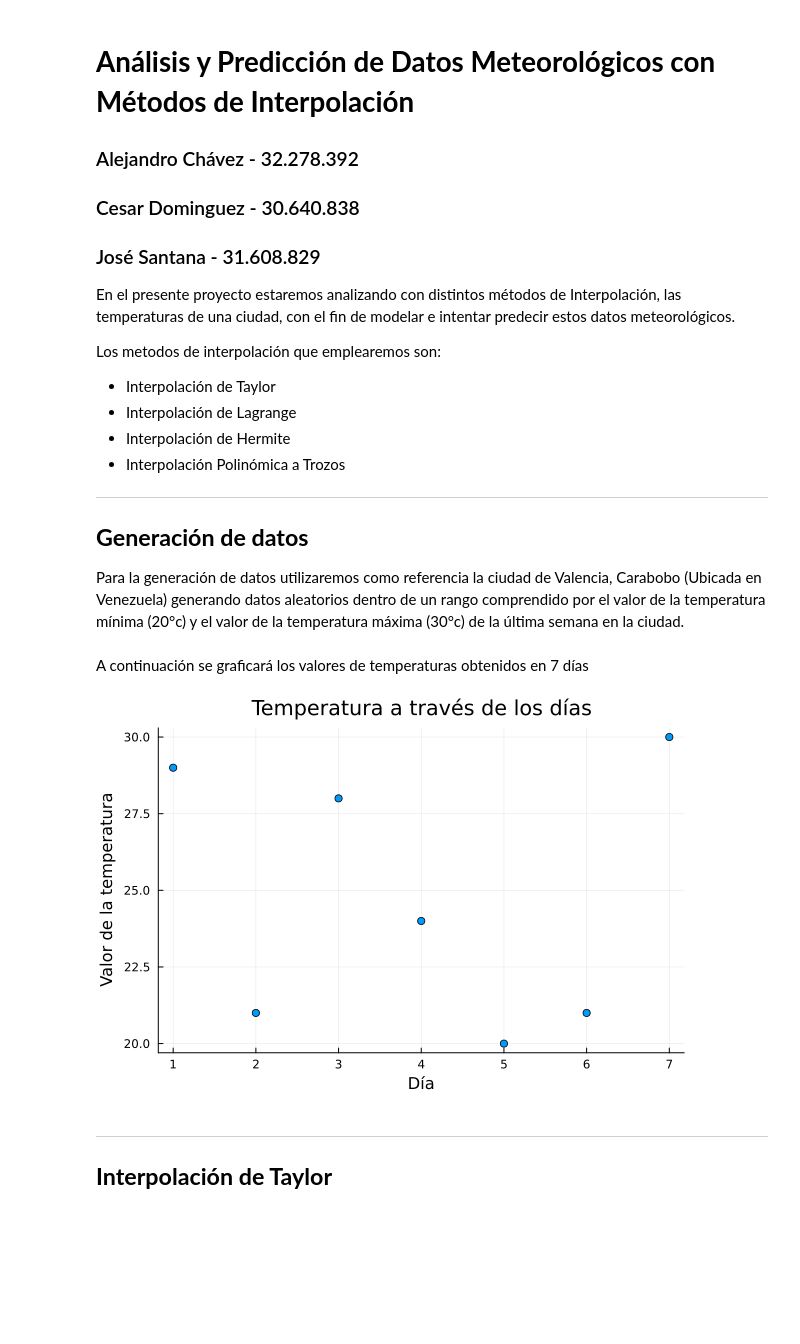
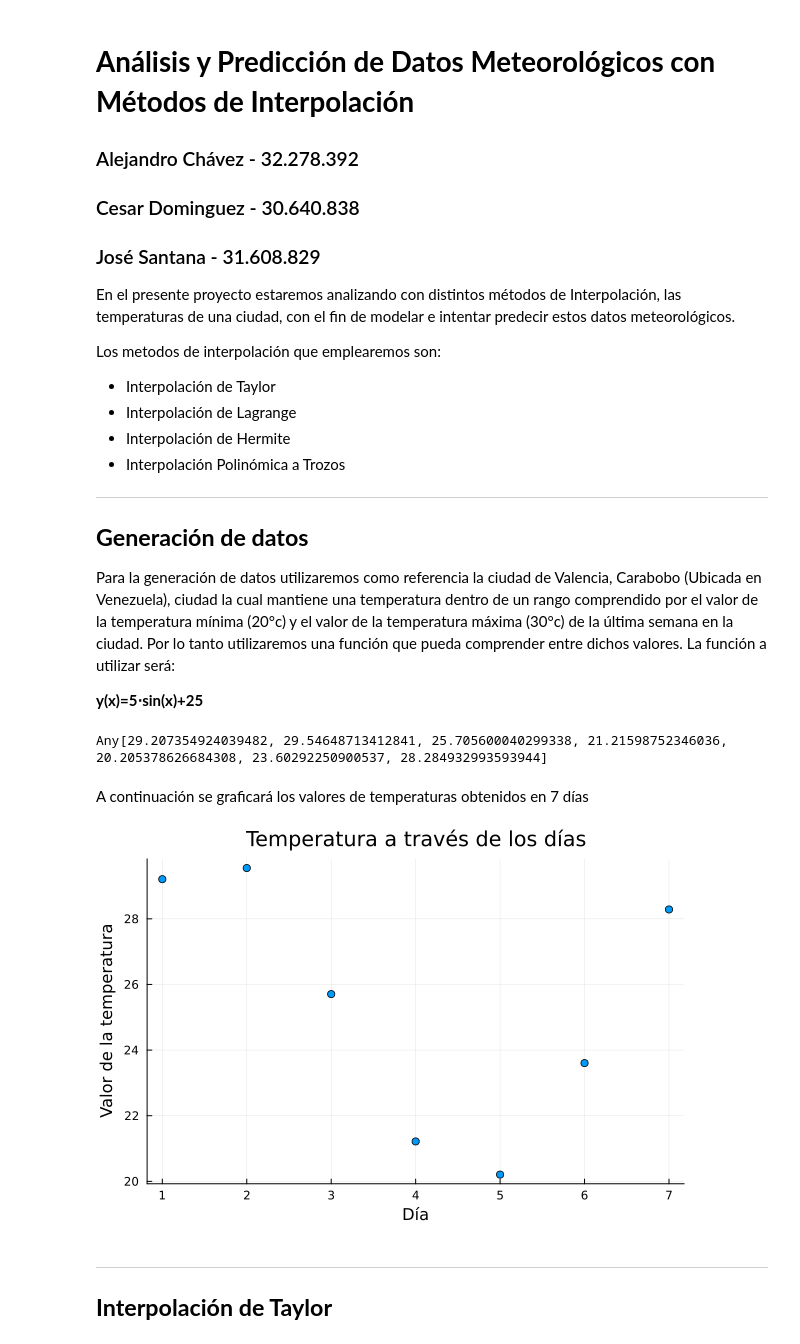
Before and after one commit to cesardarizaleta/Calculo-Grupal, a Jupyter notebook: Proyectos/PrediccionMeteorologica/interpolaciones.ipynb, the cells around one changed output. Drawn from its saved outputs; the diff is of its cells as text; code cells hidden in the pictures; blank space fills up the shorter version.

Commit message:
cambio de generacion de datos

```diff
--- a/Proyectos/PrediccionMeteorologica/interpolaciones.ipynb
+++ b/Proyectos/PrediccionMeteorologica/interpolaciones.ipynb
@@ -14,15 +14,17 @@ Los metodos de interpolación que emplearemos son:
 ---
 ## **Generación de datos**
 
-Para la generación de datos utilizaremos como referencia la ciudad de Valencia, Carabobo (Ubicada en Venezuela) generando datos aleatorios dentro de un rango comprendido por el valor de la temperatura mínima (20°c) y el valor de la temperatura máxima (30°c) de la última semana en la ciudad.
+Para la generación de datos utilizaremos como referencia la ciudad de Valencia, Carabobo (Ubicada en Venezuela), ciudad la cual mantiene una temperatura dentro de un rango comprendido por el valor de la temperatura mínima (20°c) y el valor de la temperatura máxima (30°c) de la última semana en la ciudad. Por lo tanto utilizaremos una función que pueda comprender entre dichos valores. La función a utilizar será:
+
+**y(x)=5⋅sin(x)+25**
 # %%
 lista = []
-for i in 1:7
-    push!(lista,rand(20:30))
+for x in 1:7
+    push!(lista,5 * sin(x) + 25)
 end
 println(lista)
-
-listafija = [29, 21, 28, 24, 20, 21, 30]
+# %% [output]
+Any[29.207354924039482, 29.54648713412841, 25.705600040299338, 21.21598752346036, 20.205378626684308, 23.60292250900537, 28.284932993593944]
 # %% [markdown]
 A continuación se graficará los valores de temperaturas obtenidos en 7 días
 # %%
@@ -31,11 +33,11 @@ using Pkg
 Pkg.add("Plots")
 using Plots
 # %%
-x = 1:length(listafija)
-y = listafija
+x = 1:length(lista)
+y = lista
 scatter(x, y, xlabel="Día", ylabel="Valor de la temperatura", title="Temperatura a través de los días", legend=false, marker=:circle)
 # %% [output]
-[figure, old version]
+[figure, new version]
 # %% [markdown]
 ---
 ## **Interpolación de Taylor**
```
Also changed, not shown: parts of 1 cell of this notebook.
